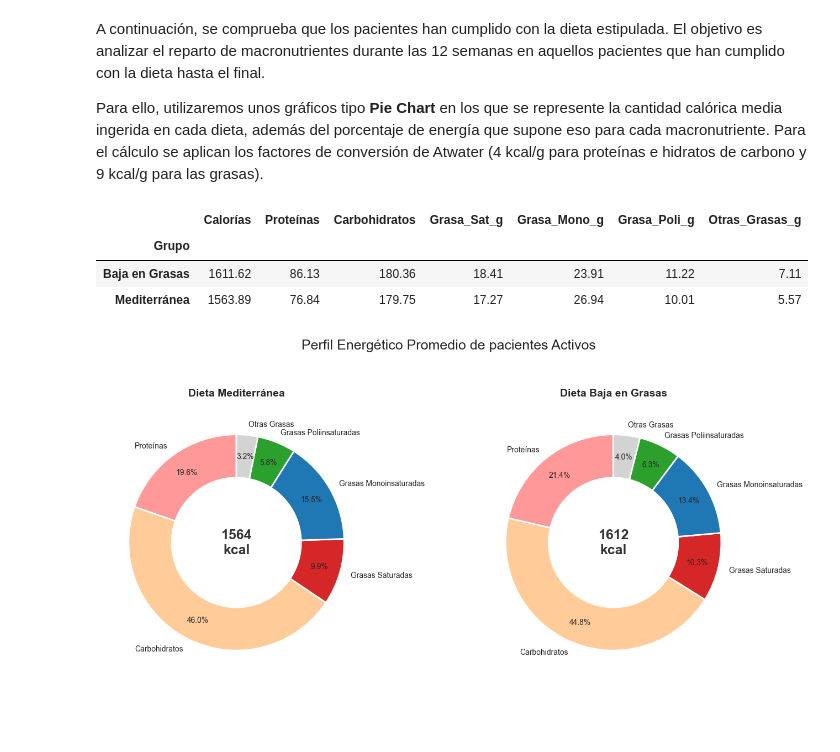
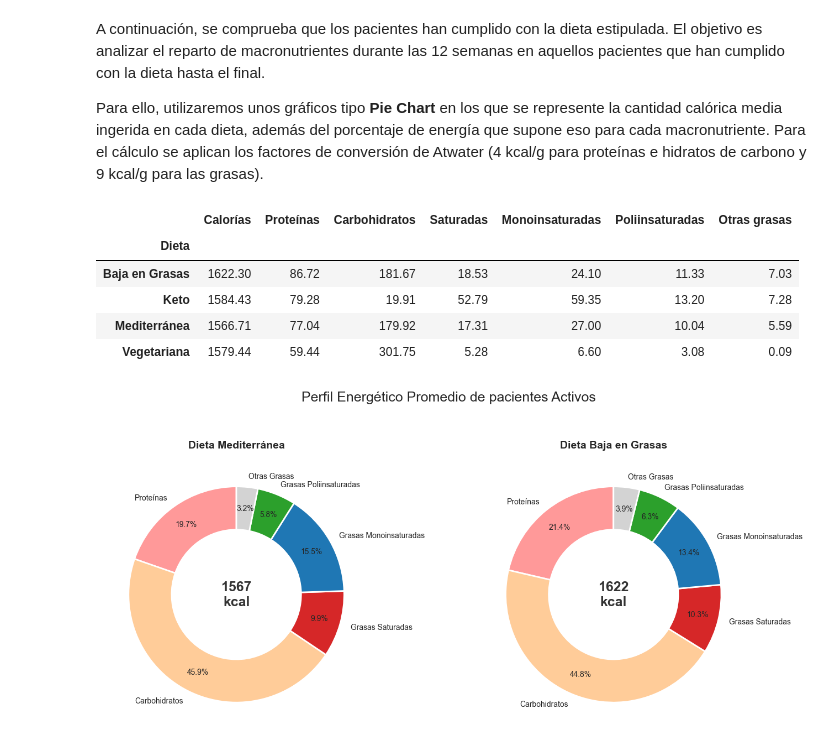
Before and after one commit to alexxgonzalezz/TFG_CardiovascularABM, a Jupyter notebook: analysis/analisisResultados.ipynb, the cells around one changed output. Cells and saved outputs as stored; diff of their text form; code cells hidden in the pictures; blank space fills up the shorter version.

```diff
--- a/analysis/analisisResultados.ipynb
+++ b/analysis/analisisResultados.ipynb
@@ -29,7 +29,7 @@ Dado que el modelo incluye variables estocásticas (ruido estadístico en la ing
 Para solucionar esto, aplicamos el método **Montecarlo**, ejecutando el modelo múltiples veces para obtener una muestra representativa del comportamiento poblacional. Definimos entonces un total de 100 simulaciones independientes: cada iteración instanciará 212 pacientes completamente nuevos que irán registrando datos de ingesta y de evolución de biomarcadores a lo largo de 12 semanas. Finalmente, se concatenarán todos los datos en un único *DataFrame* que contendrá el historial completo de los 21200 pacientes simulados.
 # %%
 # 1. Configuración de la simulación (100 iteraciones)
-NUM_SIMULACIONES = 100
+NUM_SIMULACIONES = 1000
 SEMANAS = 12
 
 # Lista vacía para almacenar resultados de cada simulación
@@ -42,17 +42,17 @@ pd.options.display.float_format = '{:.2f}'.format
 print(f"Iniciando {NUM_SIMULACIONES} simulaciones independientes de ingesta nutricional y evolución de biomarcadores...")
 
 for sim in tqdm(range(NUM_SIMULACIONES)):
-    modelo = CardioModel(num_pacientes=settings.NUM_PACIENTES)
+    modelo = CardioModel(num_pacientes = settings.NUM_PACIENTES)
 
     # Ejecutar 12 semanas
-    for _ in range(SEMANAS):
+    for i in range(SEMANAS):
         modelo.step()
 
     # Extraer los datos de la simulación
     df_simulacion = modelo.datacollector.get_agent_vars_dataframe()
 
     # Añadir una columna para saber a qué simulación pertenecen estos datos
-    df_simulacion['Num_Simulacion'] = sim
+    df_simulacion['Nº Simulación'] = sim
 
     # Guardar en lista creada previamente
     resultados.append(df_simulacion)
@@ -471,22 +461,24 @@ A continuación, se comprueba que los pacientes han cumplido con la dieta estipu
 Para ello, utilizaremos unos gráficos tipo **Pie Chart** en los que se represente la cantidad calórica media ingerida en cada dieta, además del porcentaje de energía que supone eso para cada macronutriente. Para el cálculo se aplican los factores de conversión de Atwater (4 kcal/g para proteínas e hidratos de carbono y 9 kcal/g para las grasas).
 # %%
 # 1. Identificar a los pacientes "ACTIVOS" tras la última semana
-# Identificadores únicos combinando su AgentId y Num_Simulacion
-activos = df_semana_12[df_semana_12['Estado'] == 'ACTIVO'][['Num_Simulacion', 'AgentID']]
+# Identificadores únicos combinando su AgentId y Nº Simulación
+activos = df_semana_12[df_semana_12['Estado Actual'] == 'ACTIVO'][['Nº Simulación', 'AgentID']]
 
 # 2. Guardar el historial COMPLETO de estos pacientes
 # Cruzar datos del df principal con la lista de pacientes activos
-df_historial_activos = pd.merge(df, activos, on=['Num_Simulacion', 'AgentID'])
+df_historial_activos = pd.merge(df, activos, on=['Nº Simulación', 'AgentID'])
 
 # 3. Calcular la media de todas las semanas para cada grupo
-cols_nutricion = ['Calorías', 'Proteínas', 'Carbohidratos', 'Grasa_Sat_g', 'Grasa_Mono_g', 'Grasa_Poli_g', 'Otras_Grasas_g']
-medias_nutricion = df_historial_activos.groupby('Grupo')[cols_nutricion].mean()
+cols_nutricion = ['Calorías', 'Proteínas', 'Carbohidratos', 'Saturadas', 'Monoinsaturadas', 'Poliinsaturadas', 'Otras grasas']
+medias_nutricion = df_historial_activos.groupby('Dieta')[cols_nutricion].mean()
 medias_nutricion
 # %% [output]
-|  | Calorías | Proteínas | Carbohidratos | Grasa_Sat_g | Grasa_Mono_g | Grasa_Poli_g | Otras_Grasas_g |
-| Grupo |  |  |  |  |  |  |  |
-| Baja en Grasas | 1611.62 | 86.13 | 180.36 | 18.41 | 23.91 | 11.22 | 7.11 |
-| Mediterránea | 1563.89 | 76.84 | 179.75 | 17.27 | 26.94 | 10.01 | 5.57 |
+|  | Calorías | Proteínas | Carbohidratos | Saturadas | Monoinsaturadas | Poliinsaturadas | Otras grasas |
+| Dieta |  |  |  |  |  |  |  |
+| Baja en Grasas | 1622.30 | 86.72 | 181.67 | 18.53 | 24.10 | 11.33 | 7.03 |
+| Keto | 1584.43 | 79.28 | 19.91 | 52.79 | 59.35 | 13.20 | 7.28 |
+| Mediterránea | 1566.71 | 77.04 | 179.92 | 17.31 | 27.00 | 10.04 | 5.59 |
+| Vegetariana | 1579.44 | 59.44 | 301.75 | 5.28 | 6.60 | 3.08 | 0.09 |
 # %%
 # 4. Dibujar Pie Chart
 sns.set_theme(style="white")
```
Also changed, not shown: parts of 17 cells of this notebook, 4 other files.
